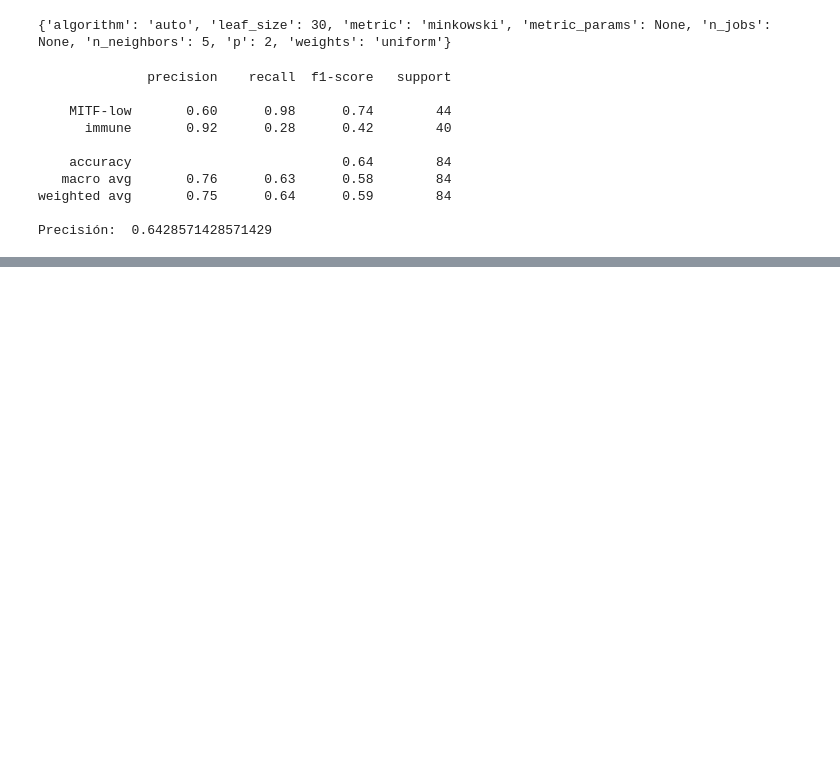
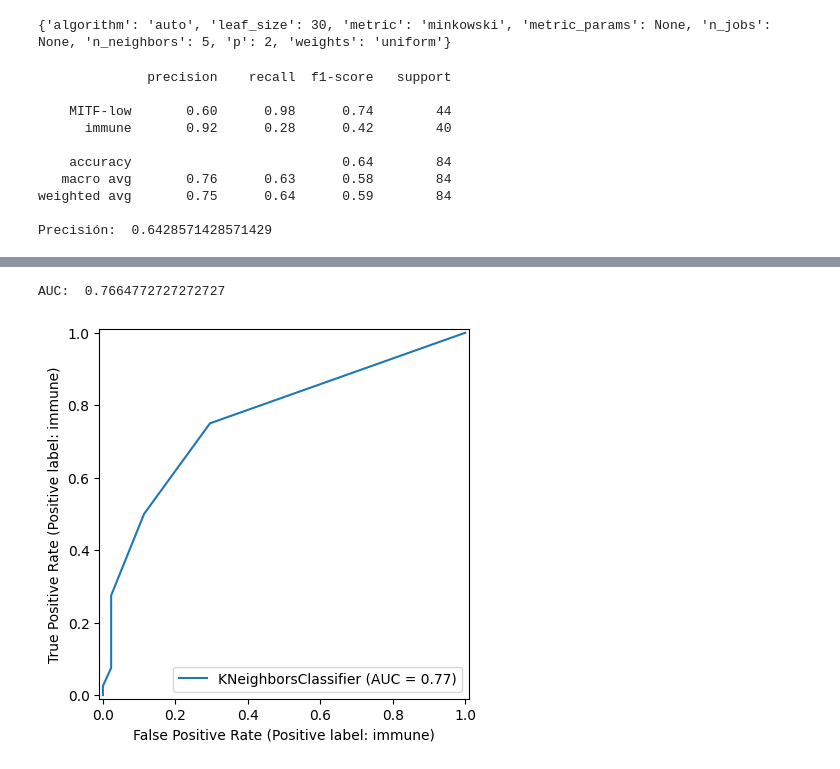
Before and after one commit to EnriGF/Proyecto_ML, a Jupyter notebook: melanoma.ipynb, the cells around one changed output, grey strips where cells are left out. Drawn from its saved outputs; the diff is of its cells as text; code cells hidden in the pictures; blank space fills up the shorter version.

```diff
--- a/melanoma.ipynb
+++ b/melanoma.ipynb
@@ -67,0 +68,10 @@ ModuleNotFoundError: No module named 'matplotlib'
+# %%
+#Calcular el valor de AUC
+y_prob = knn.predict_proba(X_test)
+auc_knn = metrics.roc_auc_score(y_test, y_prob[:, 1])
+print("AUC: ", auc_knn)
+metrics.RocCurveDisplay.from_estimator(knn, X_test, y_test)
+plt.show()
+# %% [output]
+AUC:  0.7664772727272727
+[figure, added]
```
Also changed, not shown: parts of 1 cell of this notebook.
